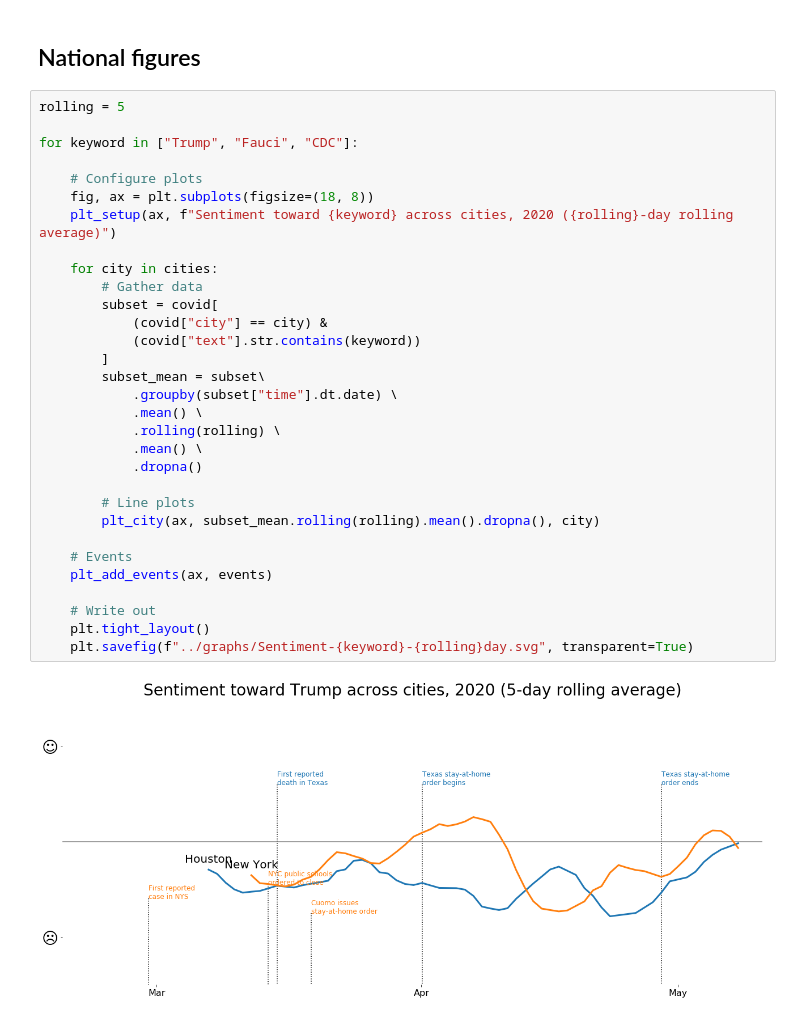
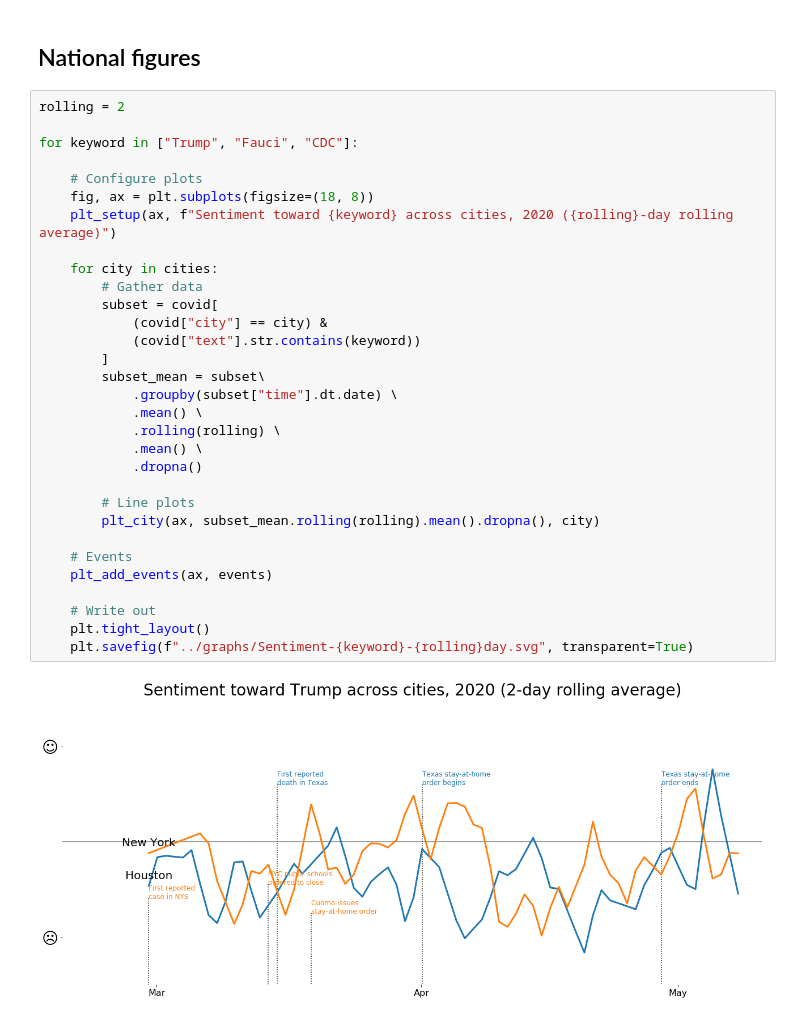
Before and after one commit to jgodin21/project_5, a Jupyter notebook: code/SentimentAnalyzer.ipynb, the cells around one changed output. Cells and saved outputs as stored; diff of their text form.

```diff
--- a/code/SentimentAnalyzer.ipynb
+++ b/code/SentimentAnalyzer.ipynb
@@ -265,35 +279,35 @@ plt.savefig(f"../graphs/Sentiment-Governors-{rolling}day.svg", transparent=True)
 # %% [markdown]
 ## National figures
 # %%
-rolling = 5
+rolling = 2
 
 for keyword in ["Trump", "Fauci", "CDC"]:
 
     # Configure plots
     fig, ax = plt.subplots(figsize=(18, 8))
     plt_setup(ax, f"Sentiment toward {keyword} across cities, 2020 ({rolling}-day rolling average)")
 
     for city in cities:
         # Gather data
         subset = covid[
             (covid["city"] == city) &
             (covid["text"].str.contains(keyword))
         ]
         subset_mean = subset\
             .groupby(subset["time"].dt.date) \
             .mean() \
             .rolling(rolling) \
             .mean() \
             .dropna()
 
         # Line plots
         plt_city(ax, subset_mean.rolling(rolling).mean().dropna(), city)
 
     # Events
     plt_add_events(ax, events)
 
     # Write out
     plt.tight_layout()
     plt.savefig(f"../graphs/Sentiment-{keyword}-{rolling}day.svg", transparent=True)
 # %% [output]
-[figure, old version]
+[figure, new version]
```
Also changed, not shown: parts of 3 cells of this notebook, 5 other files.
